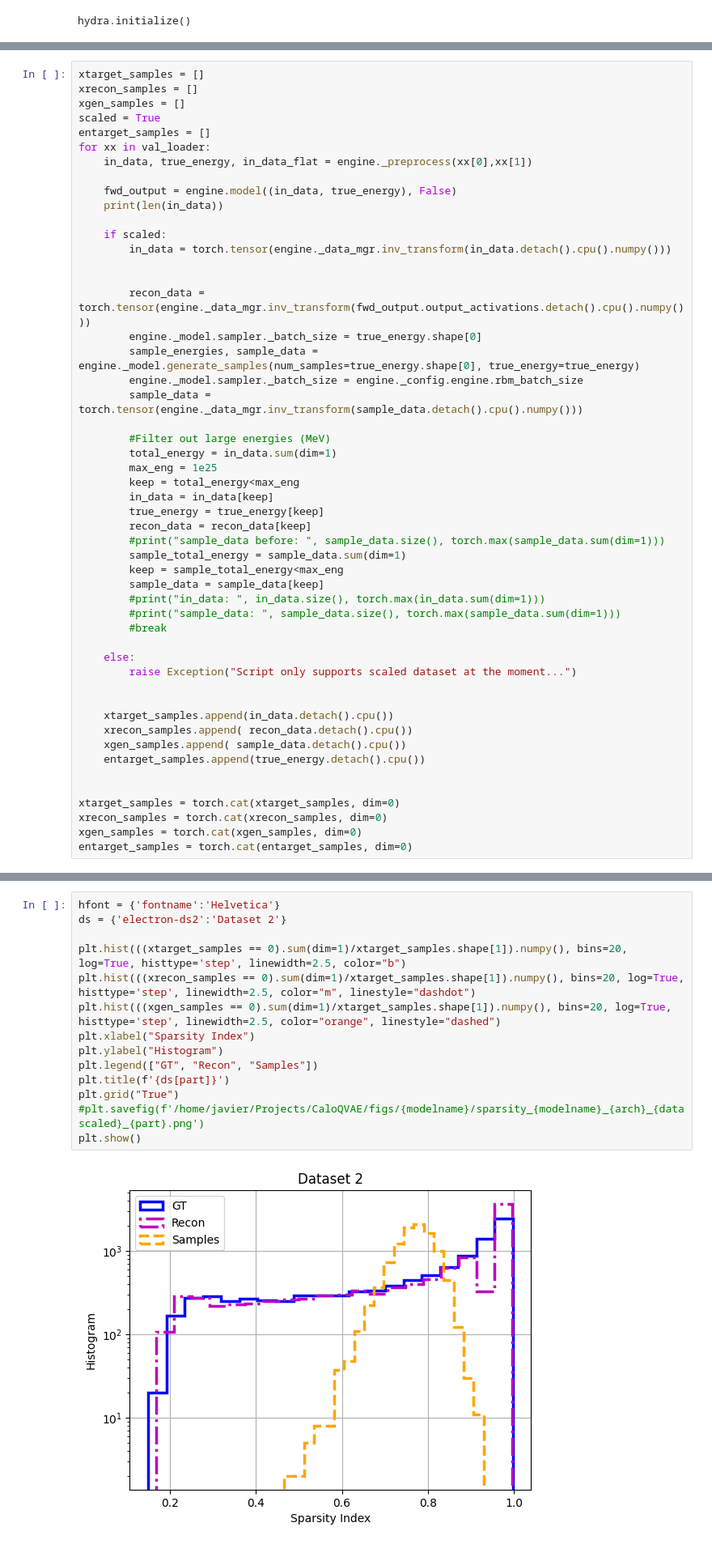
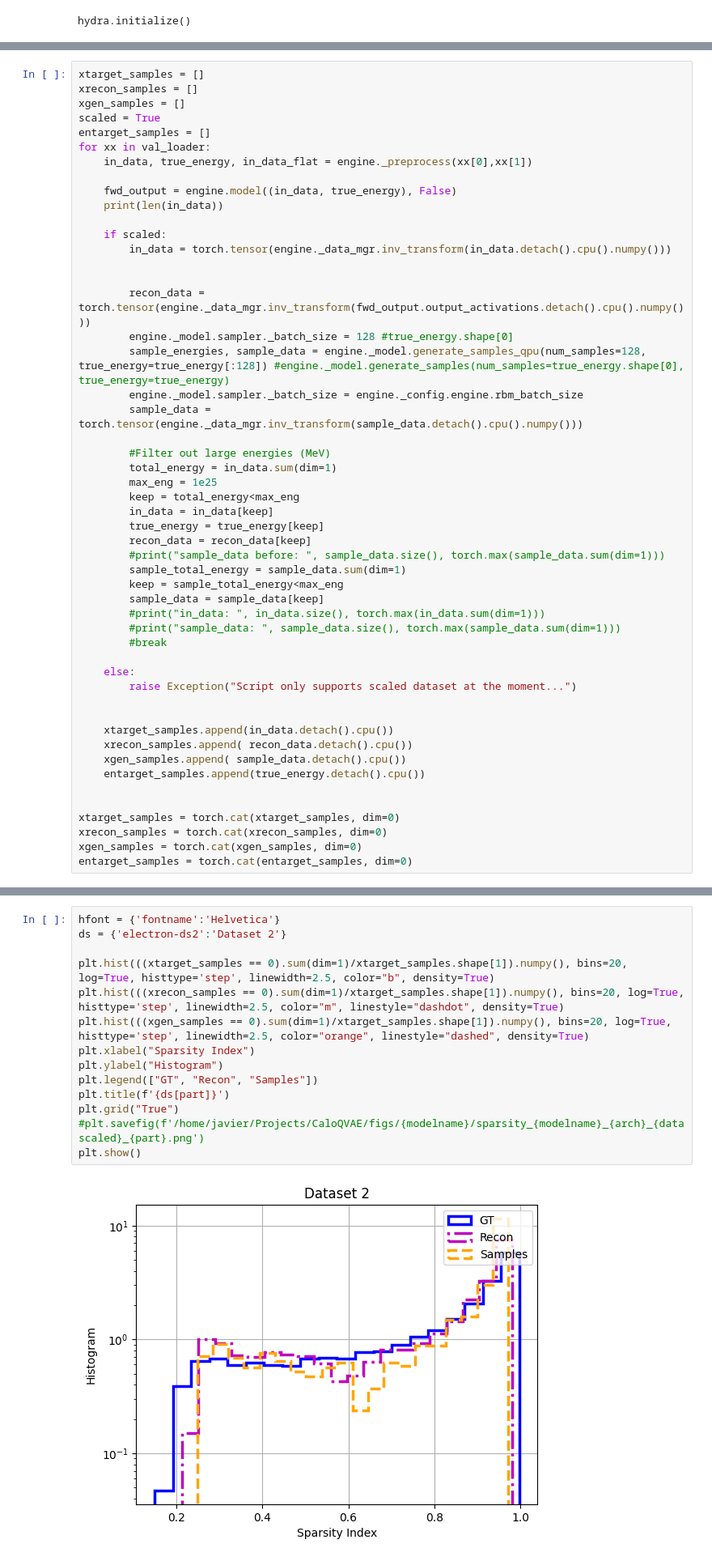
Before and after one commit to QaloSim/CaloQVAE, a Jupyter notebook: rbm_experiments.ipynb, the cells around one changed output, grey strips where cells are left out. Shown at 81% size. Cells and saved outputs as stored; diff of their text form.

```diff
--- a/rbm_experiments.ipynb
+++ b/rbm_experiments.ipynb
@@ -248,8 +249,8 @@ for xx in val_loader:
 
 
         recon_data = torch.tensor(engine._data_mgr.inv_transform(fwd_output.output_activations.detach().cpu().numpy()))
-        engine._model.sampler._batch_size = true_energy.shape[0]
-        sample_energies, sample_data = engine._model.generate_samples(num_samples=true_energy.shape[0], true_energy=true_energy)
+        engine._model.sampler._batch_size = 128 #true_energy.shape[0]
+        sample_energies, sample_data = engine._model.generate_samples_qpu(num_samples=128, true_energy=true_energy[:128]) #engine._model.generate_samples(num_samples=true_energy.shape[0], true_energy=true_energy)
         engine._model.sampler._batch_size = engine._config.engine.rbm_batch_size
         sample_data = torch.tensor(engine._data_mgr.inv_transform(sample_data.detach().cpu().numpy()))
 
@@ -304,19 +345,19 @@ plt.scatter(target_engs, recon_engs)
 # %%
 hfont = {'fontname':'Helvetica'}
 ds = {'electron-ds2':'Dataset 2'}
 
-plt.hist(((xtarget_samples == 0).sum(dim=1)/xtarget_samples.shape[1]).numpy(), bins=20, log=True, histtype='step', linewidth=2.5, color="b")
-plt.hist(((xrecon_samples == 0).sum(dim=1)/xtarget_samples.shape[1]).numpy(), bins=20, log=True, histtype='step', linewidth=2.5, color="m", linestyle="dashdot")
-plt.hist(((xgen_samples == 0).sum(dim=1)/xtarget_samples.shape[1]).numpy(), bins=20, log=True, histtype='step', linewidth=2.5, color="orange", linestyle="dashed")
+plt.hist(((xtarget_samples == 0).sum(dim=1)/xtarget_samples.shape[1]).numpy(), bins=20, log=True, histtype='step', linewidth=2.5, color="b", density=True)
+plt.hist(((xrecon_samples == 0).sum(dim=1)/xtarget_samples.shape[1]).numpy(), bins=20, log=True, histtype='step', linewidth=2.5, color="m", linestyle="dashdot", density=True)
+plt.hist(((xgen_samples == 0).sum(dim=1)/xtarget_samples.shape[1]).numpy(), bins=20, log=True, histtype='step', linewidth=2.5, color="orange", linestyle="dashed", density=True)
 plt.xlabel("Sparsity Index")
 plt.ylabel("Histogram")
 plt.legend(["GT", "Recon", "Samples"])
 plt.title(f'{ds[part]}')
 plt.grid("True")
 #plt.savefig(f'/home/javier/Projects/CaloQVAE/figs/{modelname}/sparsity_{modelname}_{arch}_{datascaled}_{part}.png')
 plt.show()
 # %% [output]
-[figure, old version]
+[figure, new version]
 # %%
 HLF_1_electron.relevantLayers = [0,5,10,15,20,25,30,35,40,45]
 # Create a grid of subplots
```
Also changed, not shown: parts of 10 cells of this notebook.
